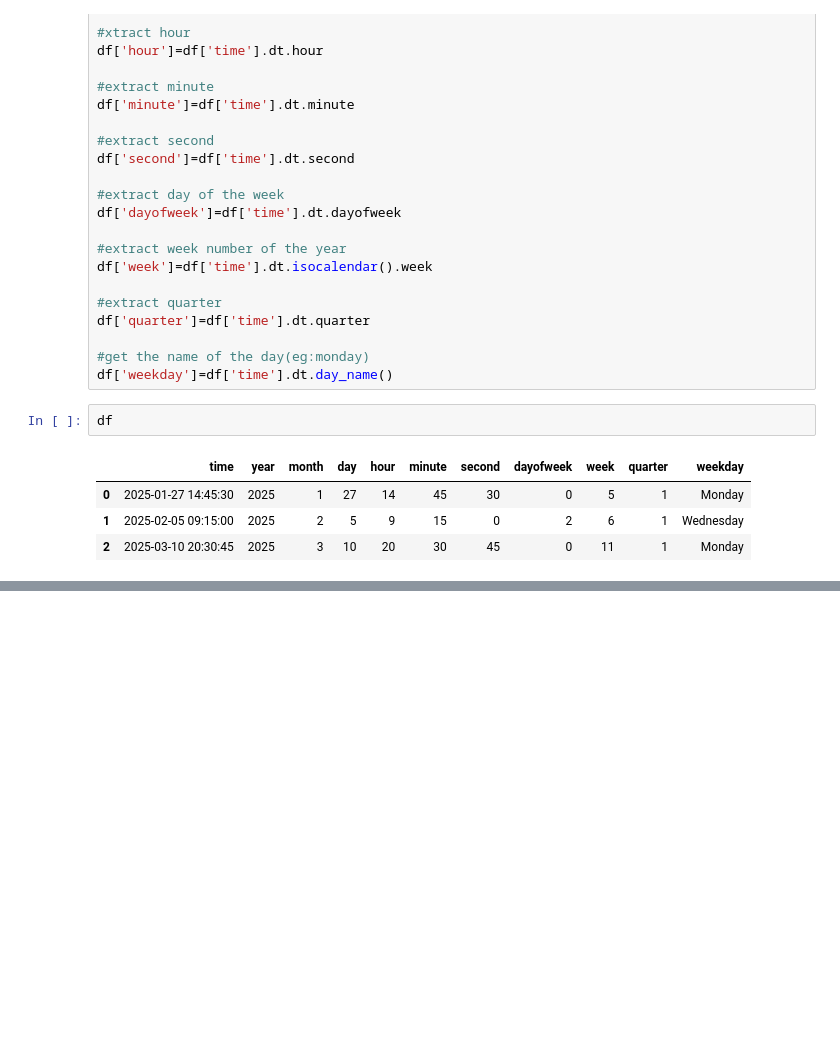
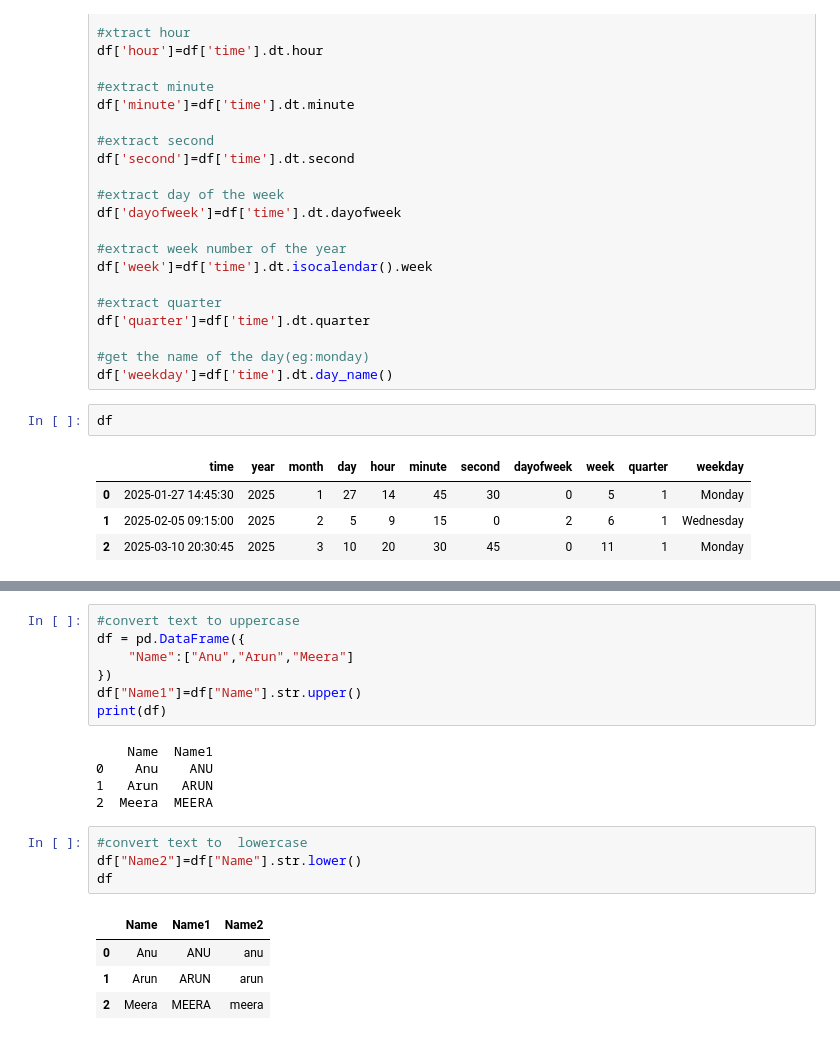
Before and after one commit to nandana40/task, a Jupyter notebook: joins.ipynb, the cells around one changed output, grey strips where cells are left out. Cells and saved outputs as stored; diff of their text form; blank space fills up the shorter version.

```diff
--- a/joins.ipynb
+++ b/joins.ipynb
@@ -209,0 +328,21 @@ df
+# %%
+#convert text to uppercase
+df = pd.DataFrame({
+    "Name":["Anu","Arun","Meera"]
+})
+df["Name1"]=df["Name"].str.upper()
+print(df)
+# %% [output]
+    Name  Name1
+0    Anu    ANU
+1   Arun   ARUN
+2  Meera  MEERA
+# %%
+#convert text to  lowercase
+df["Name2"]=df["Name"].str.lower()
+df
+# %% [output]
+|  | Name | Name1 | Name2 |
+| 0 | Anu | ANU | anu |
+| 1 | Arun | ARUN | arun |
+| 2 | Meera | MEERA | meera |
```
Also changed, not shown: parts of 18 cells of this notebook.
